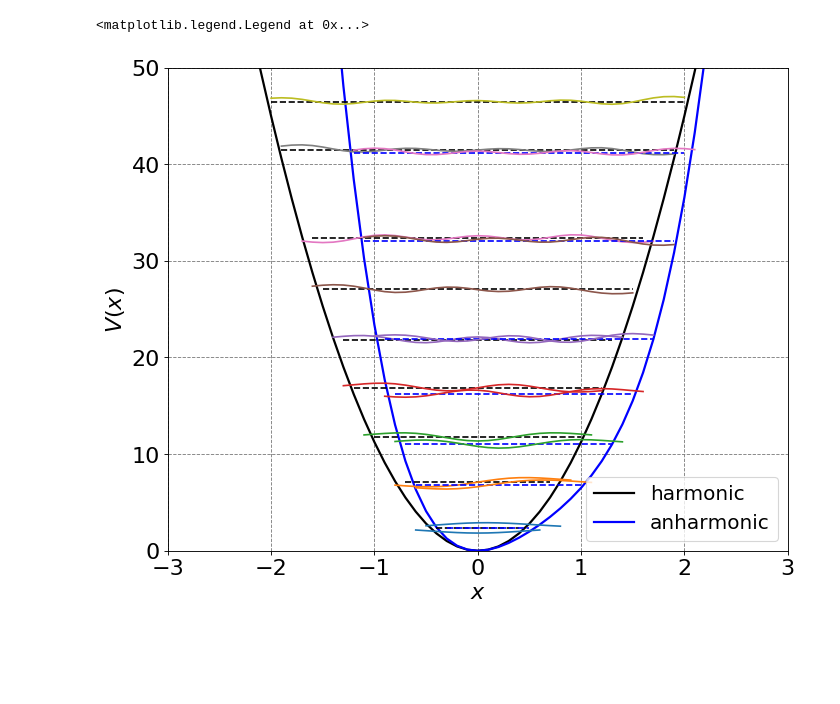
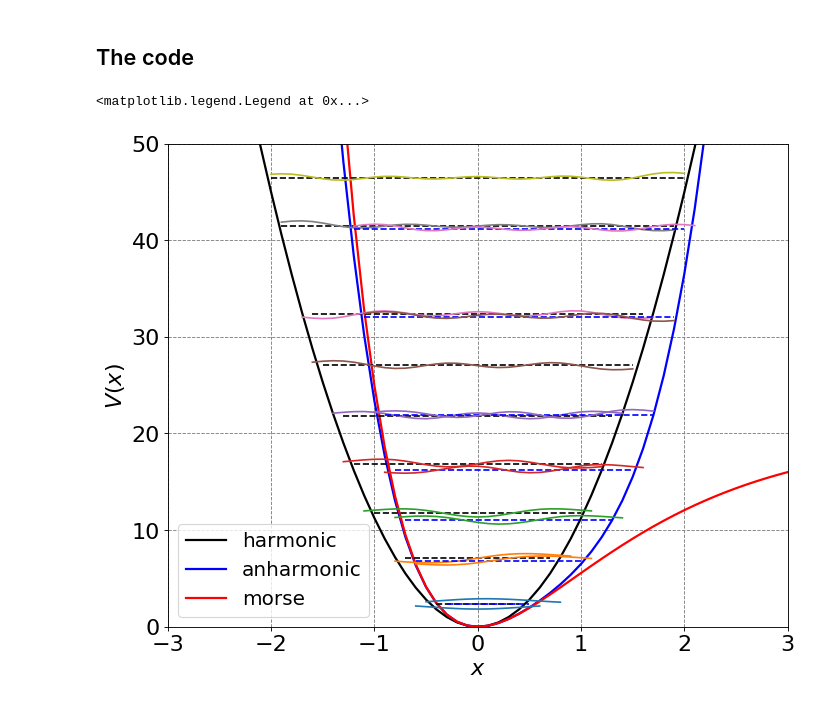
Before and after one commit to mccullaghlab/CHEM571A-FALL2018, a Jupyter notebook: notes/Morse Oscillator.ipynb, the cells around one changed output. Cells and saved outputs as stored; diff of their text form; code cells hidden in the pictures; blank space fills up the shorter version.

Commit message:
updated HO with basis functions and Morse notes

```diff
--- a/notes/Morse Oscillator.ipynb
+++ b/notes/Morse Oscillator.ipynb
@@ -13,0 +24,19 @@ def define_figure(xlabel="X",ylabel="Y"):
+# %%
+# plot morse potential and harmonic potential
+De = 20.0
+beta = 0.75
+xvals = np.arange(-1.5,5,0.1)
+# second order Taylor series expansion of Morse potential
+def harmonic(x):
+    return De*beta**2*x**2
+def morse(x):
+    return De*(1-np.exp(-beta*x))**2
+ax = define_figure(xlabel="$x$",ylabel="$V(x)$")
+# compute potential energies
+U_h = harmonic(xvals)
+U_morse = morse(xvals)
+# plot potential energies
+ax.plot(xvals, U_h, 'k',lw=2,label="harmonic")
+ax.plot(xvals, morse(xvals), 'r',lw=2,label="morse")
+ax.set_ylim(0,25)
+plt.legend(fontsize=18)
@@ -14 +56,3 @@ def define_figure(xlabel="X",ylabel="Y"):
+# %% [markdown]
+## The code
 # %%
@@ -67,5 +112,7 @@ def basis_V(N,V,xvals=np.arange(-4,4,0.1)):
     return psi, H_eig_val
 # %%
+# This code will compute the Harmonic and Anharmonic Oscillator solutions using the Variational gaussian basis routine above
+
 De = 20.0
 beta = 0.75
 xvals = np.arange(-4,4,0.1)
@@ -85,35 +132,36 @@ ax = define_figure(xlabel="$x$",ylabel="$V(x)$")
 U_h = harmonic(xvals)
 U_ah = anharmonic(xvals)
 # plot potentials
 ax.plot(xvals, U_h, 'k',lw=2,label="harmonic")
 ax.plot(xvals, U_ah, 'b',lw=2,label="anharmonic")
+ax.plot(xvals, morse(xvals), 'r',lw=2,label="morse")
 # calculate wavefunctions and energy levels using variational principle and basis functions:
 psi_h, E_h = basis_V(18,harmonic,xvals)
 psi_ah, E_ah = basis_V(18,anharmonic,xvals)
 # plot harmonic energy levels and wavefunctions
 for n in range(10):
     # plot the energy level
     mask = np.where(E_h[n] > U_h)
     ax.plot(xvals[mask], E_h[n] * np.ones(np.shape(xvals))[mask], 'k--')
     # plot the wavefunction
     Y = psi_h[:,n]/2.0+E_h[n]
     mask = np.where(Y > U_h-2.0)
     ax.plot(xvals[mask], Y[mask].real)
 # plot anharmonic energy levels and wavefunctions
 for n in range(10):
     # plot the energy level
     mask = np.where(E_ah[n] > U_ah)
     ax.plot(xvals[mask], E_ah[n] * np.ones(np.shape(xvals))[mask], 'b--')
     # plot the wavefunction
     Y = psi_ah[:,n]/2.0+E_ah[n]
     mask = np.where(Y > U_ah-2.0)
     ax.plot(xvals[mask], Y[mask].real)
 ax.set_xlim(-3, 3)
 ax.set_ylim(0, 50)
-ax.legend(loc=4,fontsize=18)
+ax.legend(loc=3,fontsize=18)
 # %% [output]
 <matplotlib.legend.Legend at 0x...>
-[figure, old version]
+[figure, new version]
 # %%
 De = 20.0
 beta = 0.75
```
Also changed, not shown: parts of 8 cells of this notebook, 1 other file.
